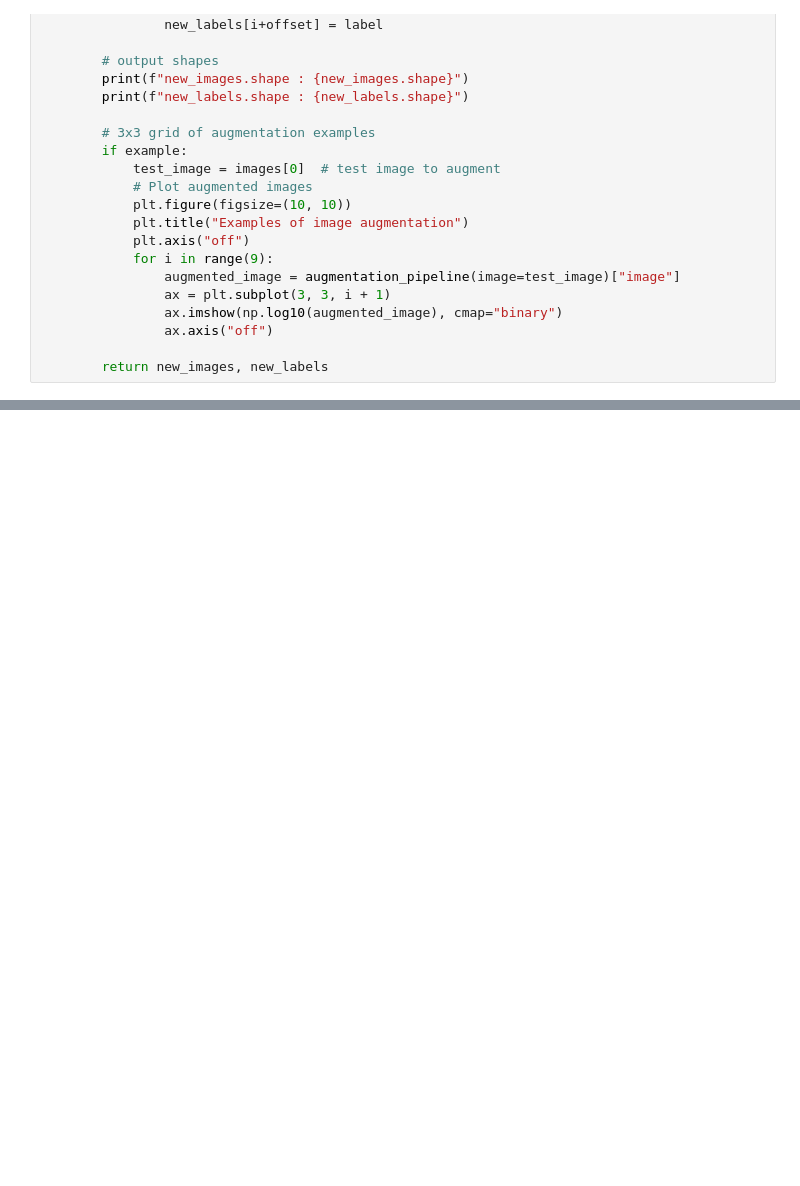
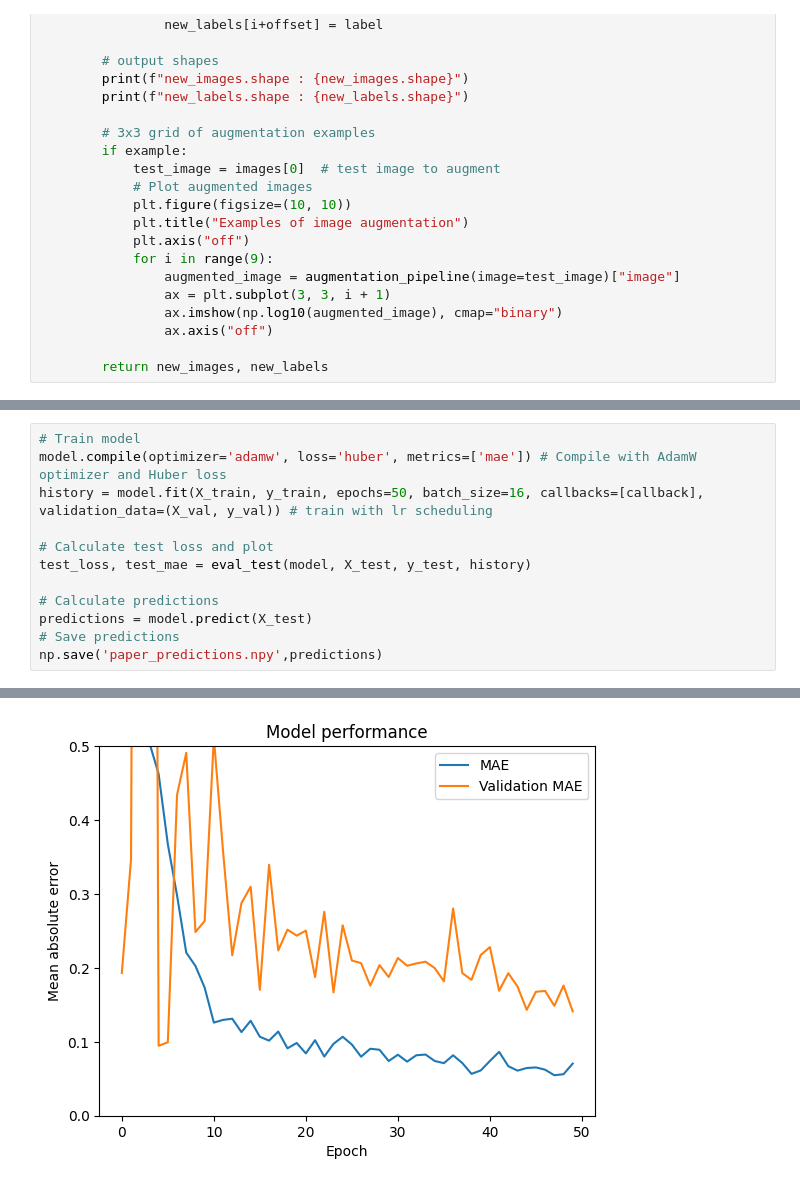
Before and after one commit to X-WasHere/Cosmological-Parameter-Inference, a Jupyter notebook: Paper_Model.ipynb, the cells around one changed output, grey strips where cells are left out. Saved outputs shown, nothing was run; the diff lists cells and outputs as text; blank space fills up the shorter version.

```diff
--- a/Paper_Model.ipynb
+++ b/Paper_Model.ipynb
@@ -277,0 +418,13 @@ def paper_model(input_shape, H, C=1, dropout_rate=0.5):
+# %%
+# Train model
+model.compile(optimizer='adamw', loss='huber', metrics=['mae']) # Compile with AdamW optimizer and Huber loss
+history = model.fit(X_train, y_train, epochs=50, batch_size=16, callbacks=[callback], validation_data=(X_val, y_val)) # train with lr scheduling
+
+# Calculate test loss and plot
+test_loss, test_mae = eval_test(model, X_test, y_test, history)
+
+# Calculate predictions
+predictions = model.predict(X_test)
+# Save predictions
+np.save('paper_predictions.npy',predictions)
+# %% [output]
@@ -277,0 +448 @@ def paper_model(input_shape, H, C=1, dropout_rate=0.5):
+[figure, added]
```
Also changed, not shown: parts of 11 cells of this notebook, 1 other file.
